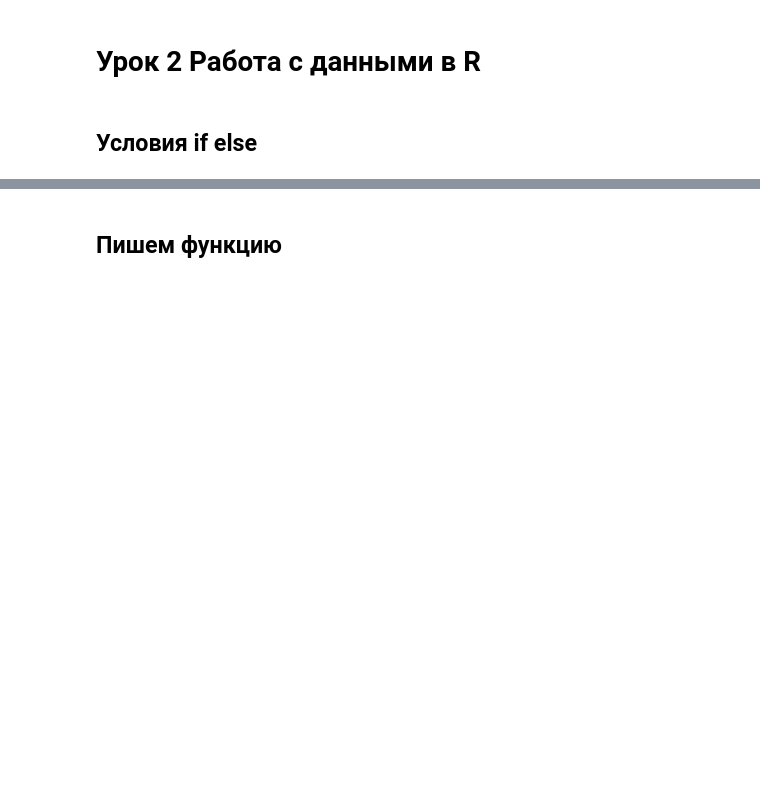
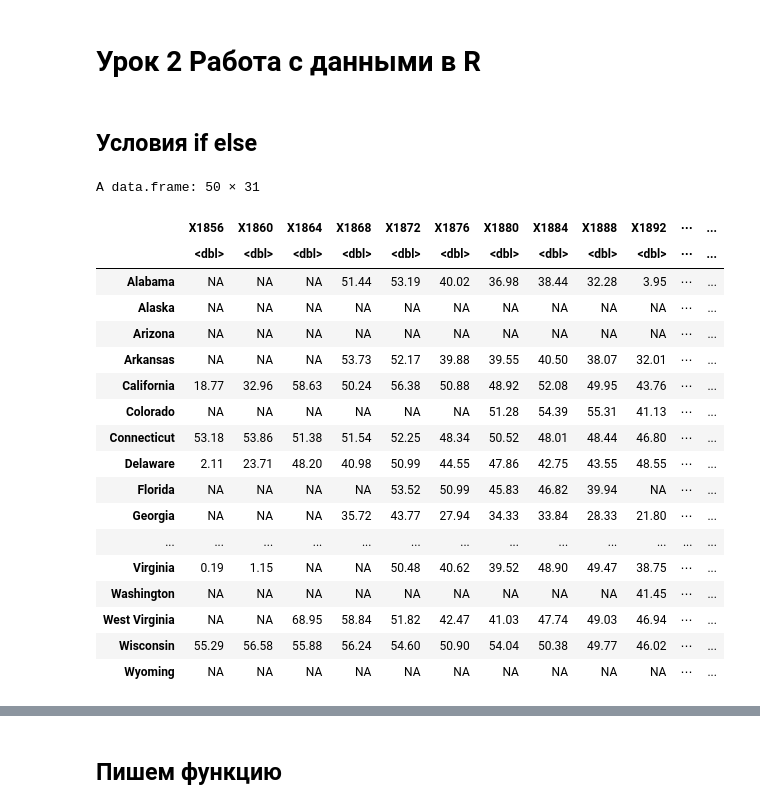
Before and after one commit to vit050587/R, a Jupyter notebook: lesson02.ipynb, the cells around one changed output, grey strips where cells are left out. Saved outputs shown, nothing was run; the diff lists cells and outputs as text; code cells hidden in the pictures; blank space fills up the shorter version.

```diff
--- a/lesson02.ipynb
+++ b/lesson02.ipynb
@@ -4,3 +4,26 @@
 # Урок 2 Работа с данными в R
 # %% [markdown]
 ## Условия if else
+# %%
+library(cluster)
+votes.repub
+# %% [output]
+A data.frame: 50 × 31
+|  | X1856 | X1860 | X1864 | X1868 | X1872 | X1876 | X1880 | X1884 | X1888 | X1892 | ⋯ | ... |
+|  | <dbl> | <dbl> | <dbl> | <dbl> | <dbl> | <dbl> | <dbl> | <dbl> | <dbl> | <dbl> | ⋯ | ... |
+| Alabama | NA | NA | NA | 51.44 | 53.19 | 40.02 | 36.98 | 38.44 | 32.28 | 3.95 | ⋯ | ... |
+| Alaska | NA | NA | NA | NA | NA | NA | NA | NA | NA | NA | ⋯ | ... |
+| Arizona | NA | NA | NA | NA | NA | NA | NA | NA | NA | NA | ⋯ | ... |
+| Arkansas | NA | NA | NA | 53.73 | 52.17 | 39.88 | 39.55 | 40.50 | 38.07 | 32.01 | ⋯ | ... |
+| California | 18.77 | 32.96 | 58.63 | 50.24 | 56.38 | 50.88 | 48.92 | 52.08 | 49.95 | 43.76 | ⋯ | ... |
+| Colorado | NA | NA | NA | NA | NA | NA | 51.28 | 54.39 | 55.31 | 41.13 | ⋯ | ... |
+| Connecticut | 53.18 | 53.86 | 51.38 | 51.54 | 52.25 | 48.34 | 50.52 | 48.01 | 48.44 | 46.80 | ⋯ | ... |
+| Delaware | 2.11 | 23.71 | 48.20 | 40.98 | 50.99 | 44.55 | 47.86 | 42.75 | 43.55 | 48.55 | ⋯ | ... |
+| Florida | NA | NA | NA | NA | 53.52 | 50.99 | 45.83 | 46.82 | 39.94 | NA | ⋯ | ... |
+| Georgia | NA | NA | NA | 35.72 | 43.77 | 27.94 | 34.33 | 33.84 | 28.33 | 21.80 | ⋯ | ... |
+| ... | ... | ... | ... | ... | ... | ... | ... | ... | ... | ... | ... | ... |
+| Virginia | 0.19 | 1.15 | NA | NA | 50.48 | 40.62 | 39.52 | 48.90 | 49.47 | 38.75 | ⋯ | ... |
+| Washington | NA | NA | NA | NA | NA | NA | NA | NA | NA | 41.45 | ⋯ | ... |
+| West Virginia | NA | NA | 68.95 | 58.84 | 51.82 | 42.47 | 41.03 | 47.74 | 49.03 | 46.94 | ⋯ | ... |
+| Wisconsin | 55.29 | 56.58 | 55.88 | 56.24 | 54.60 | 50.90 | 54.04 | 50.38 | 49.77 | 46.02 | ⋯ | ... |
+| Wyoming | NA | NA | NA | NA | NA | NA | NA | NA | NA | NA | ⋯ | ... |
```
Also changed, not shown: parts of 10 cells of this notebook.
